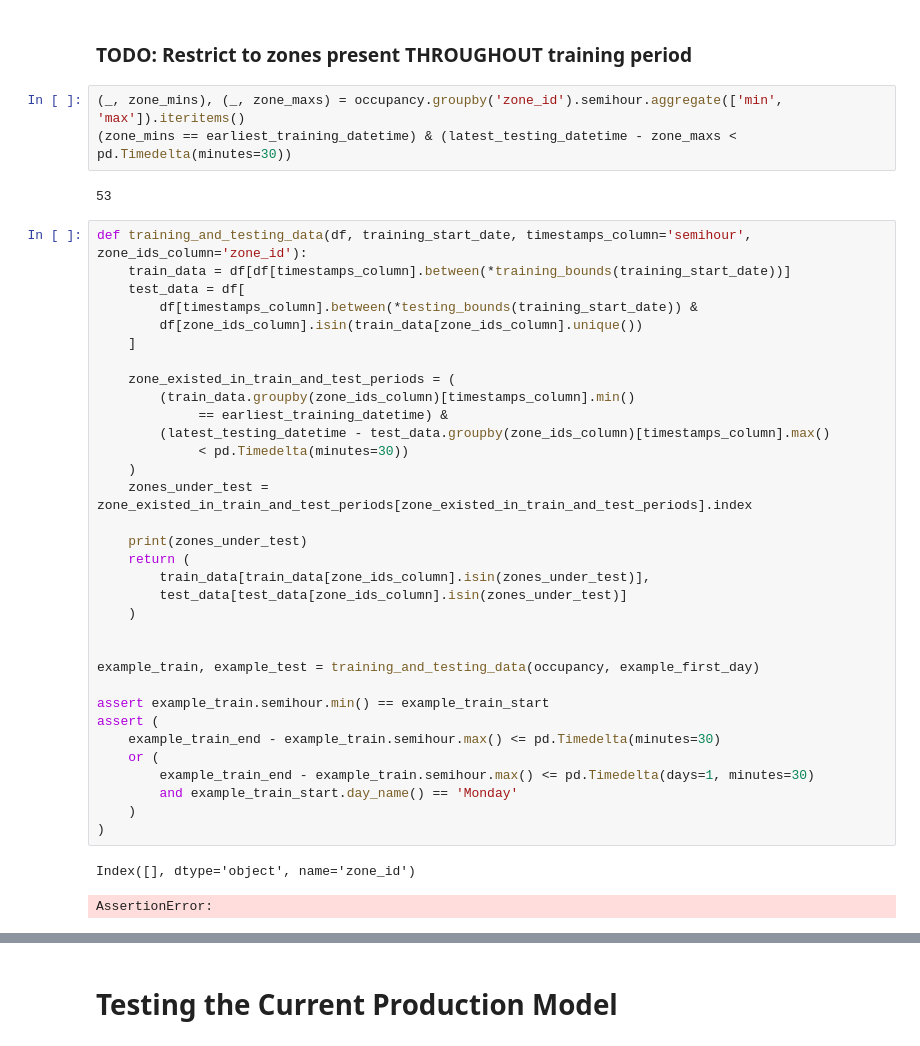
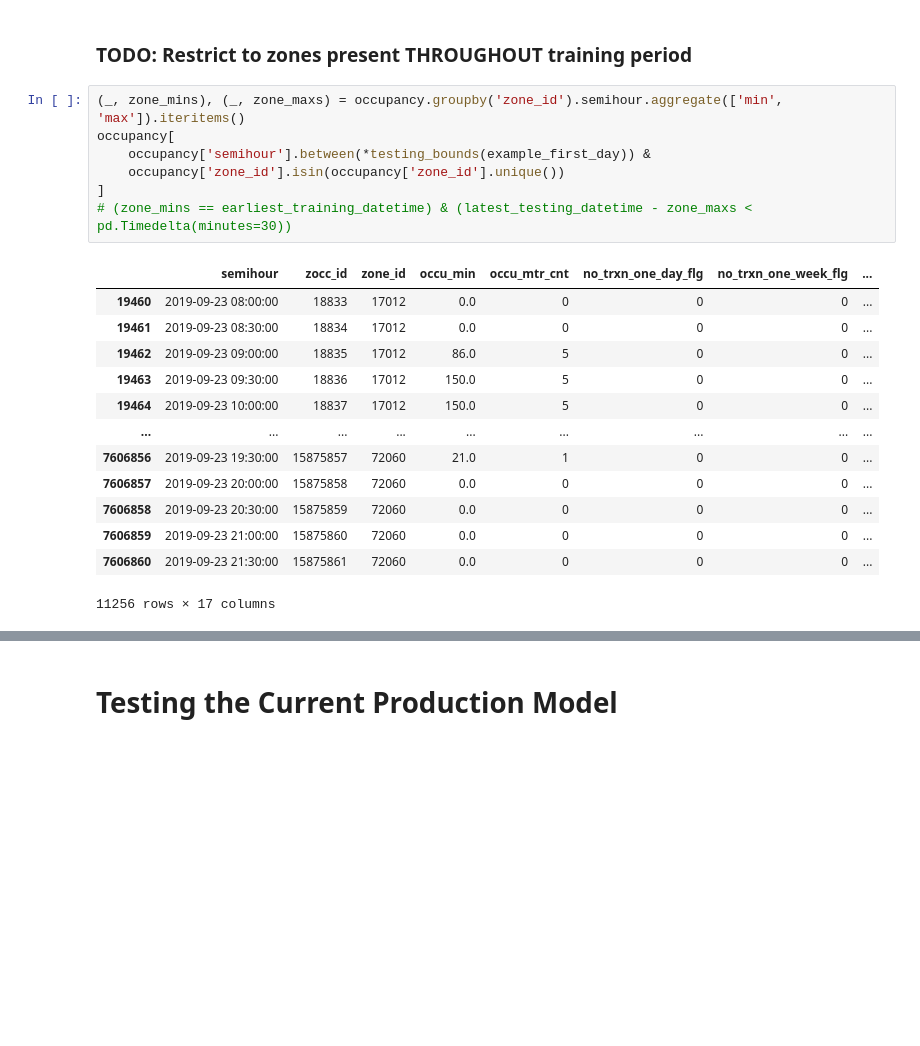
Before and after one commit to UrbanOS-Examples/PredictiveParking, a Jupyter notebook: notebooks/01. Evaluating the Performance of Parking Availability Models.ipynb, the cells around one changed output, grey strips where cells are left out. Cells and saved outputs as stored; diff of their text form; blank space fills up the shorter version.

```diff
--- a/notebooks/01. Evaluating the Performance of Parking Availability Models.ipynb
+++ b/notebooks/01. Evaluating the Performance of Parking Availability Models.ipynb
@@ -230,42 +230,22 @@ occupancy = occupancy[occupancy.semihour.between(earliest_training_datetime, lat
 ### TODO: Restrict to zones present THROUGHOUT training period
 # %%
 (_, zone_mins), (_, zone_maxs) = occupancy.groupby('zone_id').semihour.aggregate(['min', 'max']).iteritems()
-(zone_mins == earliest_training_datetime) & (latest_testing_datetime - zone_maxs < pd.Timedelta(minutes=30))
+occupancy[
+    occupancy['semihour'].between(*testing_bounds(example_first_day)) &
+    occupancy['zone_id'].isin(occupancy['zone_id'].unique())
+]
+# (zone_mins == earliest_training_datetime) & (latest_testing_datetime - zone_maxs < pd.Timedelta(minutes=30))
 # %% [output]
+|  | semihour | zocc_id | zone_id | occu_min | occu_mtr_cnt | no_trxn_one_day_flg | no_trxn_one_week_flg | ... |
+| 19460 | 2019-09-23 08:00:00 | 18833 | 17012 | 0.0 | 0 | 0 | 0 | ... |
+| 19461 | 2019-09-23 08:30:00 | 18834 | 17012 | 0.0 | 0 | 0 | 0 | ... |
+| 19462 | 2019-09-23 09:00:00 | 18835 | 17012 | 86.0 | 5 | 0 | 0 | ... |
+| 19463 | 2019-09-23 09:30:00 | 18836 | 17012 | 150.0 | 5 | 0 | 0 | ... |
+| 19464 | 2019-09-23 10:00:00 | 18837 | 17012 | 150.0 | 5 | 0 | 0 | ... |
+| ... | ... | ... | ... | ... | ... | ... | ... | ... |
+| 7606856 | 2019-09-23 19:30:00 | 15875857 | 72060 | 21.0 | 1 | 0 | 0 | ... |
+| 7606857 | 2019-09-23 20:00:00 | 15875858 | 72060 | 0.0 | 0 | 0 | 0 | ... |
+| 7606858 | 2019-09-23 20:30:00 | 15875859 | 72060 | 0.0 | 0 | 0 | 0 | ... |
+| 7606859 | 2019-09-23 21:00:00 | 15875860 | 72060 | 0.0 | 0 | 0 | 0 | ... |
+| 7606860 | 2019-09-23 21:30:00 | 15875861 | 72060 | 0.0 | 0 | 0 | 0 | ... |
-53
+11256 rows × 17 columns
-# %%
-def training_and_testing_data(df, training_start_date, timestamps_column='semihour', zone_ids_column='zone_id'):
-    train_data = df[df[timestamps_column].between(*training_bounds(training_start_date))]
-    test_data = df[
-        df[timestamps_column].between(*testing_bounds(training_start_date)) &
-        df[zone_ids_column].isin(train_data[zone_ids_column].unique())
-    ]
-
-    zone_existed_in_train_and_test_periods = (
-        (train_data.groupby(zone_ids_column)[timestamps_column].min()
-             == earliest_training_datetime) &
-        (latest_testing_datetime - test_data.groupby(zone_ids_column)[timestamps_column].max()
-             < pd.Timedelta(minutes=30))
-    )
-    zones_under_test = zone_existed_in_train_and_test_periods[zone_existed_in_train_and_test_periods].index
-
-    print(zones_under_test)
-    return (
-        train_data[train_data[zone_ids_column].isin(zones_under_test)],
-        test_data[test_data[zone_ids_column].isin(zones_under_test)]
-    )
-
-
-example_train, example_test = training_and_testing_data(occupancy, example_first_day)
-
-assert example_train.semihour.min() == example_train_start
-assert (
-    example_train_end - example_train.semihour.max() <= pd.Timedelta(minutes=30)
-    or (
-        example_train_end - example_train.semihour.max() <= pd.Timedelta(days=1, minutes=30)
-        and example_train_start.day_name() == 'Monday'
-    )
-)
-# %% [output]
-Index([], dtype='object', name='zone_id')
-AssertionError:
```
Also changed, not shown: parts of 2 cells of this notebook.
